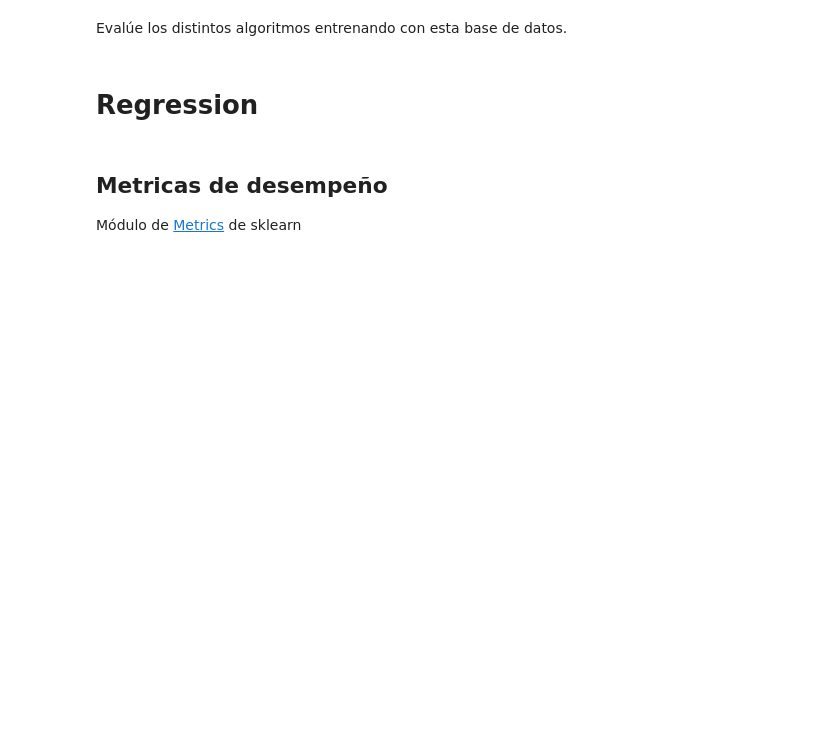
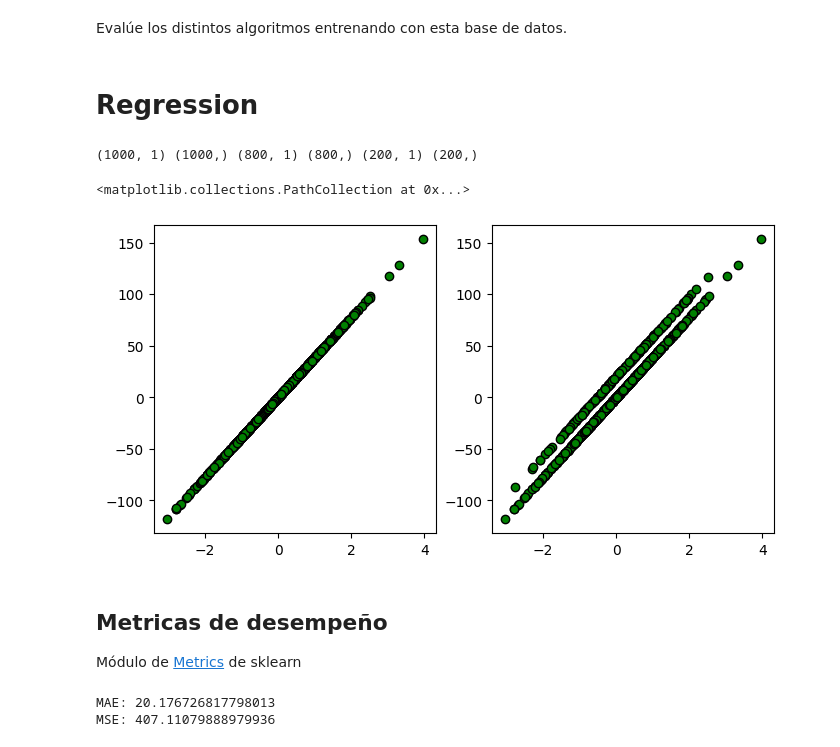
Before and after one commit to EstebanGiAr/machine_learning, a Jupyter notebook: Sem_05/Supervised_Metrics.ipynb, the cells around one changed output. Drawn from its saved outputs; the diff is of its cells as text; code cells hidden in the pictures; blank space fills up the shorter version.

```diff
--- a/Sem_05/Supervised_Metrics.ipynb
+++ b/Sem_05/Supervised_Metrics.ipynb
@@ -112,16 +157,24 @@ from sklearn.linear_model import LinearRegression
 # Import validation
 from sklearn.model_selection import train_test_split
 # %%
-X, y = make_regression(n_samples = 1000, n_features = _ , noise = _ , random_state = 1)
+X, y = make_regression(n_samples = 1000, n_features = 1 , noise = 0.1 , random_state = 1)
 
 X_train, X_test, y_train, y_test = train_test_split(X, y, test_size = 0.2, random_state = 1)
 
 
 np.random.seed(0)
 y_test = y_test + np.random.normal(len(y_test)) * 0.1
 
+print(X.shape, y.shape, X_train.shape, y_train.shape, X_test.shape, y_test.shape)
 # Plot train / test data
-_
+_,ax = plt.subplots(1,2, figsize=(8,4))
+ax[0].scatter(X,y, edgecolor= 'k', c='g')
+ax[1].scatter(X_train,y_train, edgecolor= 'k', c='g')
+ax[1].scatter(X_test,y_test, edgecolor= 'k', c='g')
+# %% [output]
+(1000, 1) (1000,) (800, 1) (800,) (200, 1) (200,)
+<matplotlib.collections.PathCollection at 0x...>
+[figure, added]
 # %%
 # Train a linear regression
 # %% [markdown]
@@ -134,0 +186,21 @@ from sklearn.metrics import mean_absolute_error, mean_squared_error
+# %%
+from sklearn.linear_model import LinearRegression
+from sklearn.metrics import mean_absolute_error, mean_squared_error
+
+# Create an instance of LinearRegression
+model = LinearRegression()
+
+# Fit the model to the training data
+model.fit(X_train, y_train)
+
+# Use the fitted model to make predictions on the test data
+predictions = model.predict(X_test)
+
+mae = mean_absolute_error(y_test, predictions)
+mse = mean_squared_error(y_test, predictions)
+
+print('MAE: {0}'.format(mae))
+print('MSE: {0}'.format(mse))
+# %% [output]
+MAE: 20.176726817798013
+MSE: 407.11079888979936
```
Also changed, not shown: parts of 8 cells of this notebook.
